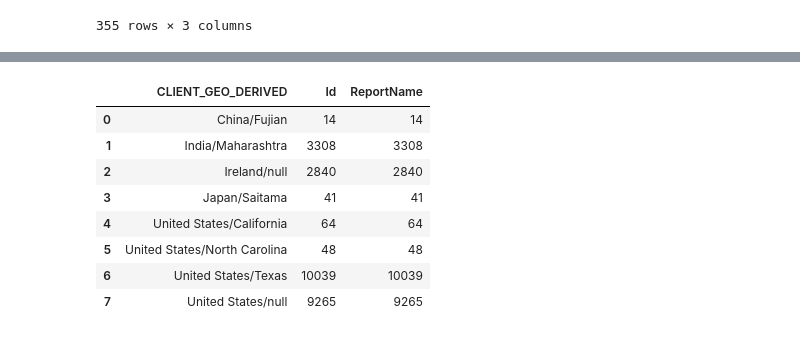
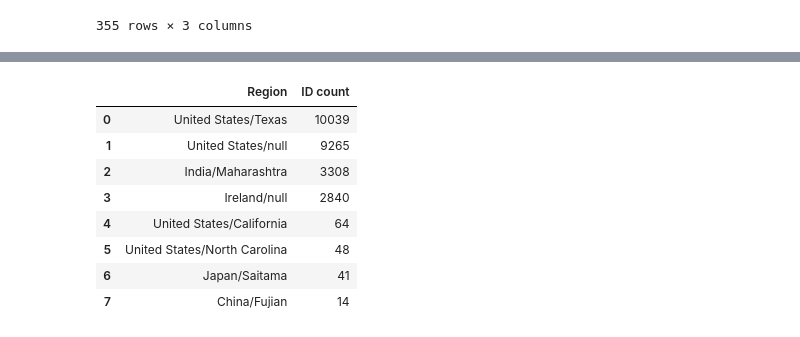
Before and after one commit to dell-splab/lightning-analysis, a Jupyter notebook: 2.2.1.8.2 What region (or locality) do most of the executions come from.ipynb, the cells around one changed output, grey strips where cells are left out. Cells and saved outputs as stored; diff of their text form; code cells hidden in the pictures.

```diff
--- a/2.2.1.8.2 What region (or locality) do most of the executions come from.ipynb
+++ b/2.2.1.8.2 What region (or locality) do most of the executions come from.ipynb
@@ -45,3 +67,3 @@ Index(['CreatedById', 'CreatedDate', 'Description', 'DeveloperName',
 # %%
 pageview_cols = ['CLIENT_GEO', 'PAGE_URL']
-report_obj_cols = ['Id', 'Name']
+report_obj_cols = ['Id']
@@ -67,3 +70,3 @@ for event_log_file in os.listdir(ltng_elf_path):
 # %%
 ltng_pageview = ltng_logs['PageView'][pageview_cols]
-report_names = active_reports[report_obj_cols]
+report_ids = active_reports[report_obj_cols]
@@ -167,6 +178,6 @@ find_report_geo('5006P000004EKLzQAO')
 # %%
-report_names['CLIENT_GEO_DERIVED'] =\
-    report_names.Id.apply(lambda report_id: find_report_geo(report_id))
+report_ids['CLIENT_GEO_DERIVED'] =\
+    report_ids.Id.apply(lambda report_id: find_report_geo(report_id))
 # %% [output]
 A value is trying to be set on a copy of a slice from a DataFrame.
 Try using .loc[row_indexer,col_indexer] = value instead
@@ -208,15 +225,16 @@ report_names.loc[report_names['CLIENT_GEO_DERIVED'].notnull()]
 # %%
-report_names.groupby(['CLIENT_GEO_DERIVED'])\
+report_ids.groupby(['CLIENT_GEO_DERIVED'])\
     .agg('count')\
+    .sort_values('Id', ascending=False)['Id']\
     .reset_index()\
-    .rename(columns={'Name': 'ReportName', 'CLIENT_GEO': 'Region'})
+    .rename(columns={'Id': 'ID count', 'CLIENT_GEO_DERIVED': 'Region'})
 # %% [output]
-|  | CLIENT_GEO_DERIVED | Id | ReportName |
-| 0 | China/Fujian | 14 | 14 |
-| 1 | India/Maharashtra | 3308 | 3308 |
-| 2 | Ireland/null | 2840 | 2840 |
-| 3 | Japan/Saitama | 41 | 41 |
-| 4 | United States/California | 64 | 64 |
-| 5 | United States/North Carolina | 48 | 48 |
-| 6 | United States/Texas | 10039 | 10039 |
-| 7 | United States/null | 9265 | 9265 |
+|  | Region | ID count |
+| 0 | United States/Texas | 10039 |
+| 1 | United States/null | 9265 |
+| 2 | India/Maharashtra | 3308 |
+| 3 | Ireland/null | 2840 |
+| 4 | United States/California | 64 |
+| 5 | United States/North Carolina | 48 |
+| 6 | Japan/Saitama | 41 |
+| 7 | China/Fujian | 14 |
```
Also changed, not shown: parts of 28 cells of this notebook.
